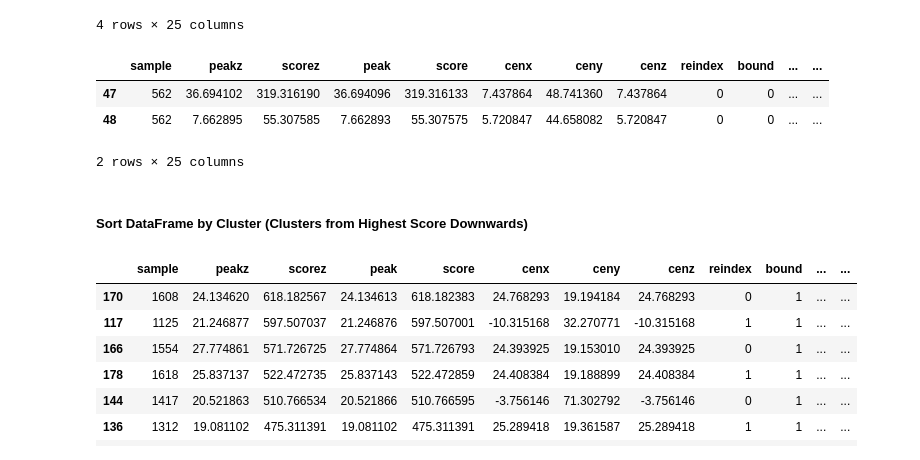
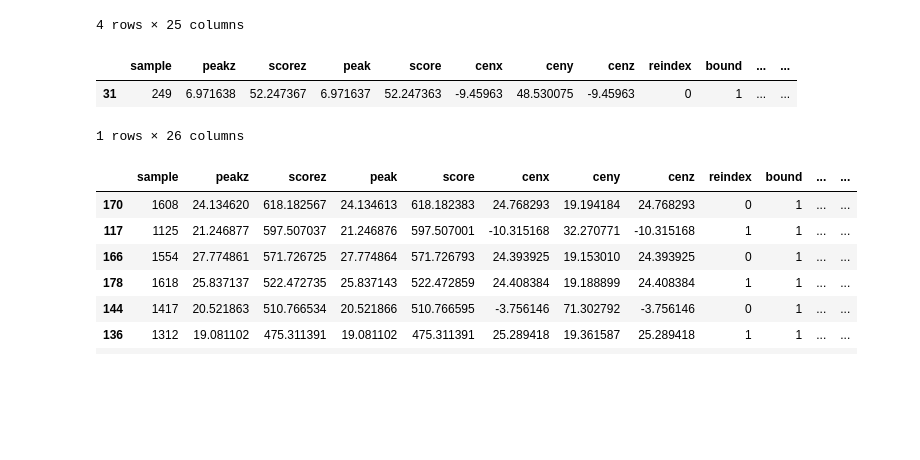
Before and after one commit to Hekstra-Lab/valdo, a Jupyter notebook: diff-map.ipynb, the cells around one changed output. Drawn from its saved outputs; the diff is of its cells as text; code cells hidden in the pictures; blank space fills up the shorter version.

```diff
--- a/diff-map.ipynb
+++ b/diff-map.ipynb
@@ -967,6 +1349,0 @@ blob_stats_df = pd.read_pickle('../recons_refined_phases/blob_identification/blo
-# %%
-blob_stats_df = blob_stats_df[blob_stats_df['high_Rfree'] == 0]
-# %%
-blob_stats_df[['peakz_z', 'scorez_z', 'cenx_z', 'ceny_z', 'cenz_z']] = StandardScaler().fit_transform(blob_stats_df[['peakz', 'scorez', 'cenx', 'ceny', 'cenz']])
-# %%
-blob_stats_df['blob_id'] = np.arange(0, len(blob_stats_df))
@@ -1123,2 +1402,0 @@ test_data = blob_stats_df[['peakz_z', 'scorez_z', 'cenx_z', 'ceny_z', 'cenz_z']]
-# %%
-clustering = AgglomerativeClustering(linkage='complete', compute_full_tree=True, distance_threshold=0.85, n_clusters=None).fit(test_data)
@@ -1166,14 +1440,11 @@ blob_cluster_df[blob_cluster_df['cluster'] == 0]
 | 175 | 1616 | 6.858901 | 82.519031 | 6.858903 | 82.519060 | -10.184811 | 50.763618 | -10.184811 | 0 | 0 | ... | ... |
 4 rows × 25 columns
 # %%
-blob_cluster_df[blob_cluster_df['sample']==562]
+blob_cluster_df[blob_cluster_df['sample']==249]
 # %% [output]
 |  | sample | peakz | scorez | peak | score | cenx | ceny | cenz | reindex | bound | ... | ... |
-| 47 | 562 | 36.694102 | 319.316190 | 36.694096 | 319.316133 | 7.437864 | 48.741360 | 7.437864 | 0 | 0 | ... | ... |
-| 48 | 562 | 7.662895 | 55.307585 | 7.662893 | 55.307575 | 5.720847 | 44.658082 | 5.720847 | 0 | 0 | ... | ... |
+| 31 | 249 | 6.971638 | 52.247367 | 6.971637 | 52.247363 | -9.45963 | 48.530075 | -9.45963 | 0 | 1 | ... | ... |
-2 rows × 25 columns
+1 rows × 26 columns
-# %% [markdown]
-##### Sort DataFrame by Cluster (Clusters from Highest Score Downwards)
 # %%
 clusters_df = blob_cluster_df.groupby(['cluster'])[['peakz', 'scorez']].mean().sort_values(by='scorez', ascending=False)
 # %%
```
Also changed, not shown: parts of 117 cells of this notebook, 3 other files.
